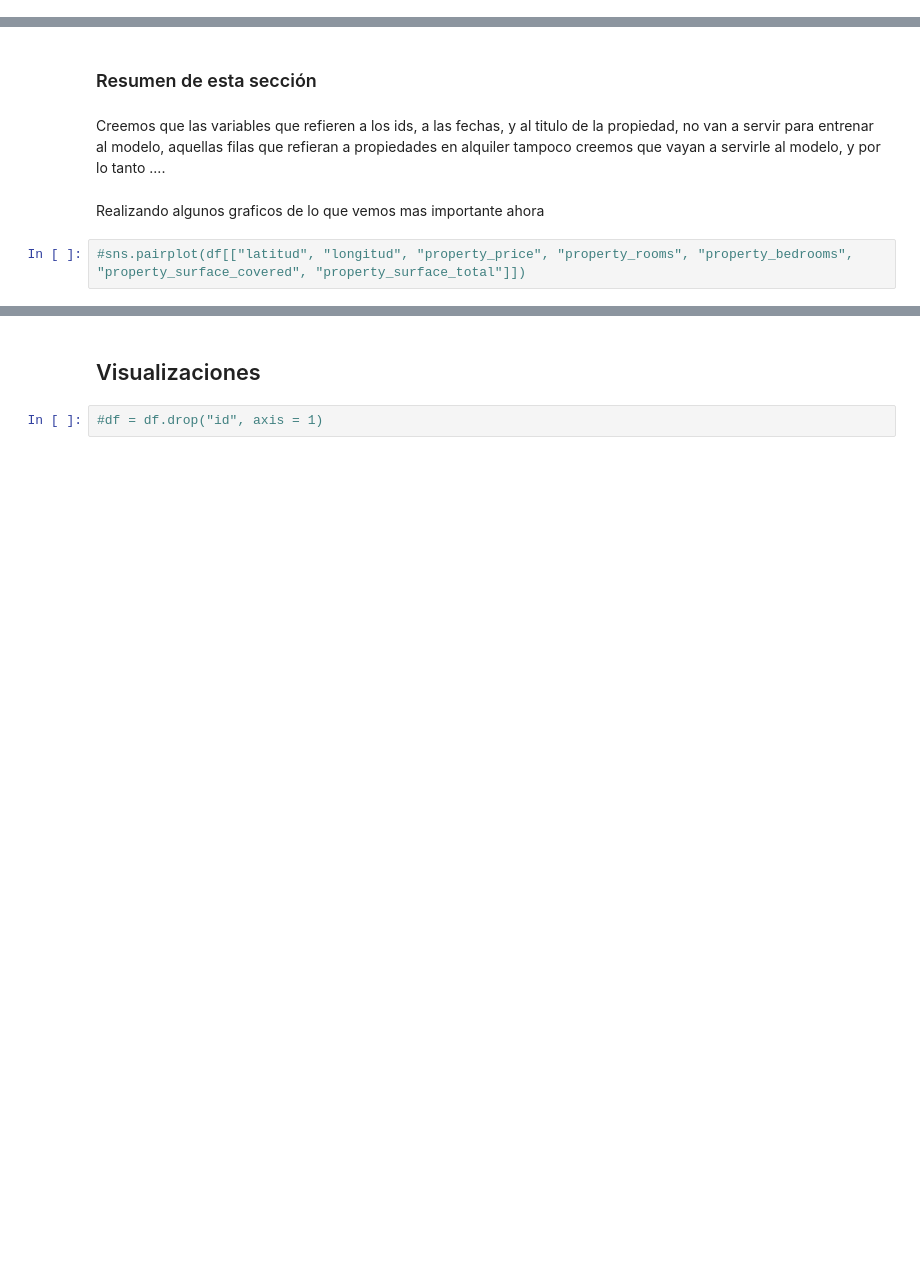
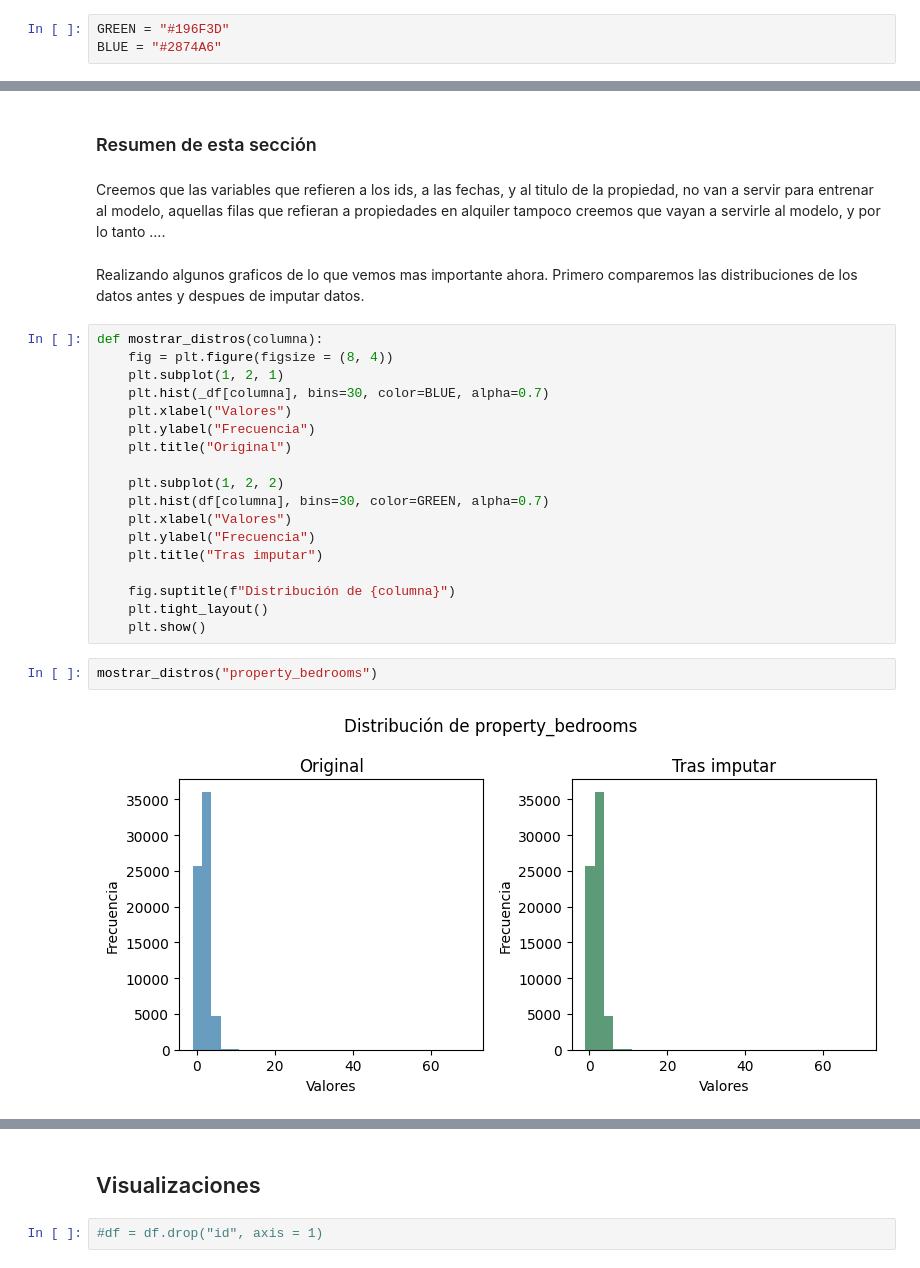
Before and after one commit to Taielmolina01/7506R-1C2024-GRUPO01, a Jupyter notebook: TP1/7506R_TP1_GRUPO01_ENTREGA.ipynb, the cells around one changed output, grey strips where cells are left out. Drawn from its saved outputs; the diff is of its cells as text; blank space fills up the shorter version.

```diff
--- a/TP1/7506R_TP1_GRUPO01_ENTREGA.ipynb
+++ b/TP1/7506R_TP1_GRUPO01_ENTREGA.ipynb
@@ -7,6 +8,9 @@ import matplotlib.ticker as ticker
 from sklearn.model_selection import train_test_split
 # %%
 path_df = "/home/taiel/Documentos/FIUBA/2024_C1/OrgaDeDatos/7506R-1C2024-GRUPO01/TP1/properati_argentina_2021.csv"
+# %%
+GREEN = "#196F3D"
+BLUE = "#2874A6"
 # %%
 df_raw = pd.read_csv(path_df)
 # %%
@@ -443,6 +438,26 @@ El **property_title** es una variable cuantitativa.
 # %% [markdown]
 Creemos que las variables que refieren a los ids, a las fechas, y al titulo de la propiedad, no van a servir para entrenar al modelo, aquellas filas que refieran a propiedades en alquiler tampoco creemos que vayan a servirle al modelo, y por lo tanto ....
 # %% [markdown]
-Realizando algunos graficos de lo que vemos mas importante ahora
+Realizando algunos graficos de lo que vemos mas importante ahora. Primero comparemos las distribuciones de los datos antes y despues de imputar datos.
-# %%
-#sns.pairplot(df[["latitud", "longitud", "property_price", "property_rooms", "property_bedrooms", "property_surface_covered", "property_surface_total"]])
+# %%
+def mostrar_distros(columna):
+    fig = plt.figure(figsize = (8, 4))
+    plt.subplot(1, 2, 1)
+    plt.hist(_df[columna], bins=30, color=BLUE, alpha=0.7)
+    plt.xlabel("Valores")
+    plt.ylabel("Frecuencia")
+    plt.title("Original")
+
+    plt.subplot(1, 2, 2)
+    plt.hist(df[columna], bins=30, color=GREEN, alpha=0.7)
+    plt.xlabel("Valores")
+    plt.ylabel("Frecuencia")
+    plt.title("Tras imputar")
+
+    fig.suptitle(f"Distribución de {columna}")
+    plt.tight_layout()
+    plt.show()
+# %%
+mostrar_distros("property_bedrooms")
+# %% [output]
+[figure, added]
```
Also changed, not shown: parts of 57 cells of this notebook.
